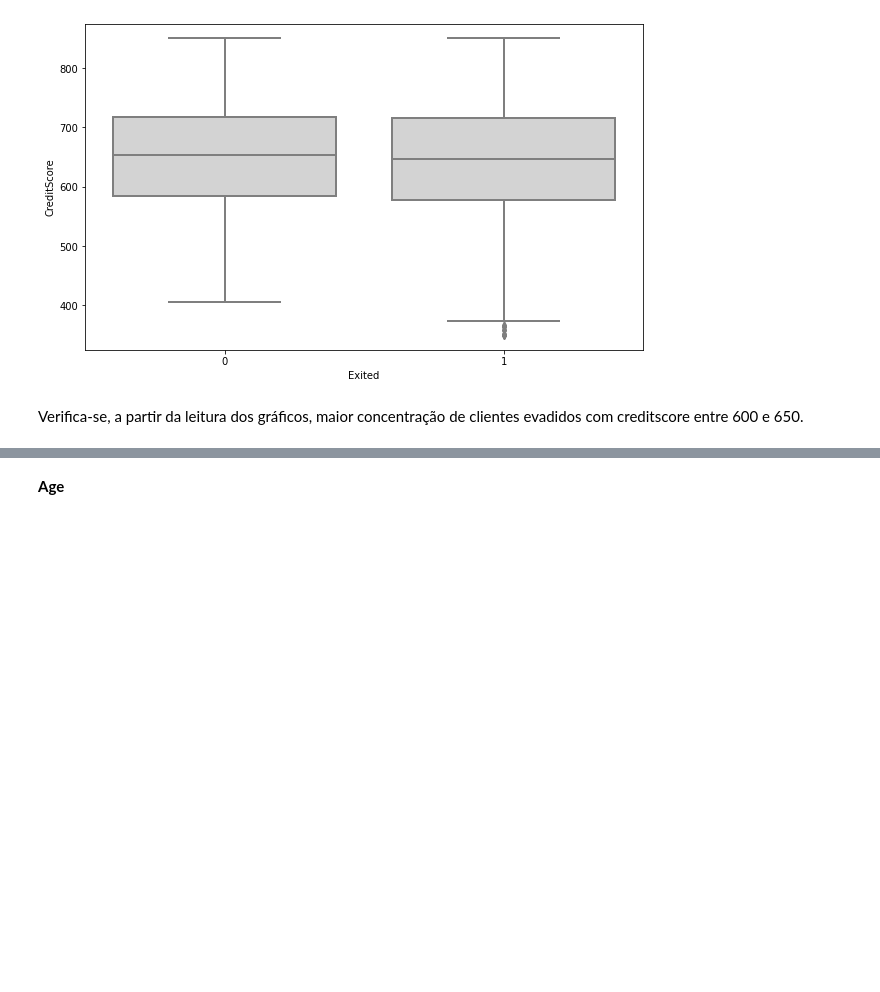
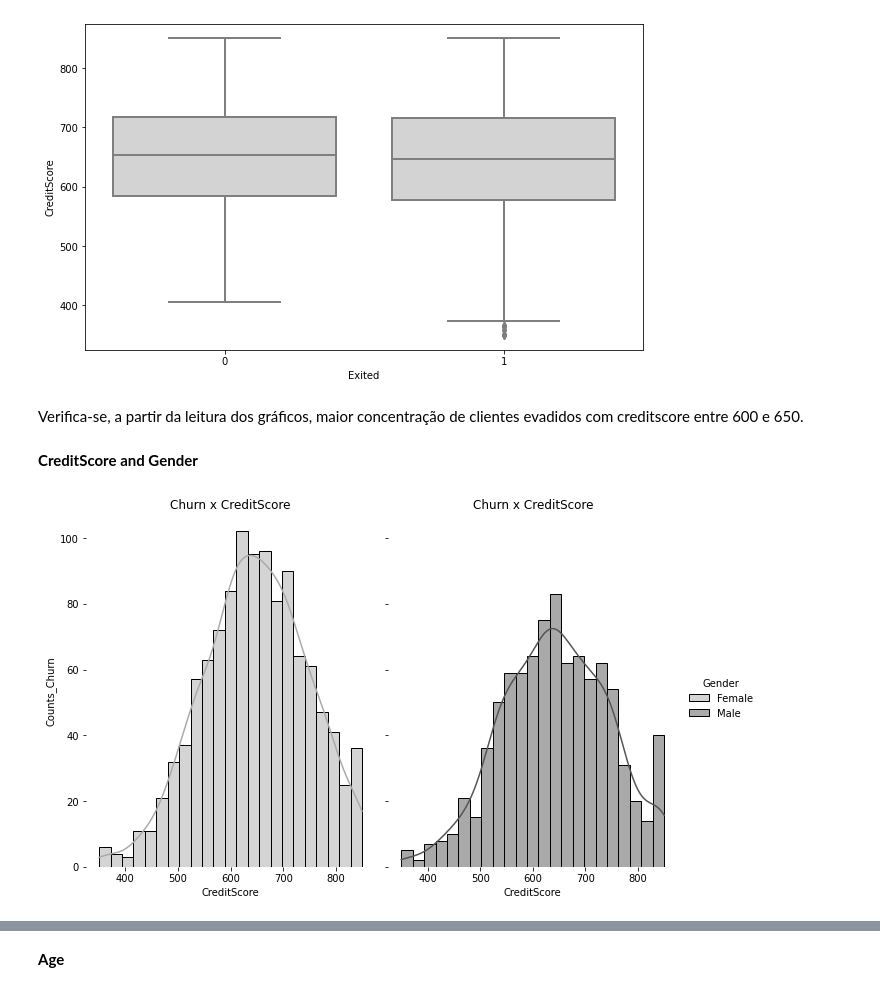
Before and after one commit to Rhuanlbb/Diversidade-Tech-ADA---Let-s-Code-, a Jupyter notebook: Análise Exploratória de Dados/Relatório_Churn.ipynb, the cells around one changed output, grey strips where cells are left out. Cells and saved outputs as stored; diff of their text form; code cells hidden in the pictures; blank space fills up the shorter version.

```diff
--- a/Análise Exploratória de Dados/Relatório_Churn.ipynb
+++ b/Análise Exploratória de Dados/Relatório_Churn.ipynb
@@ -257,3 +247,12 @@ sns.boxplot(
 [figure]
 # %% [markdown]
 Verifica-se, a partir da leitura dos gráficos, maior concentração de clientes evadidos com creditscore entre 600 e 650.
+# %% [markdown]
+**CreditScore and Gender**
+# %%
+sns.displot(
+    data=df_churn_exited, x='CreditScore', hue='Gender', col='Gender', palette='gray_r', color='grey', kde=True).despine(
+        bottom=True, left=True, right=True, top=True).set(
+            ylabel=('Counts_Churn'), xlabel=('CreditScore'), title=('Churn x CreditScore')).figure.set_size_inches(10, 6)
+# %% [output]
+[figure, added]
```
Also changed, not shown: parts of 41 cells of this notebook, 1 other file.
